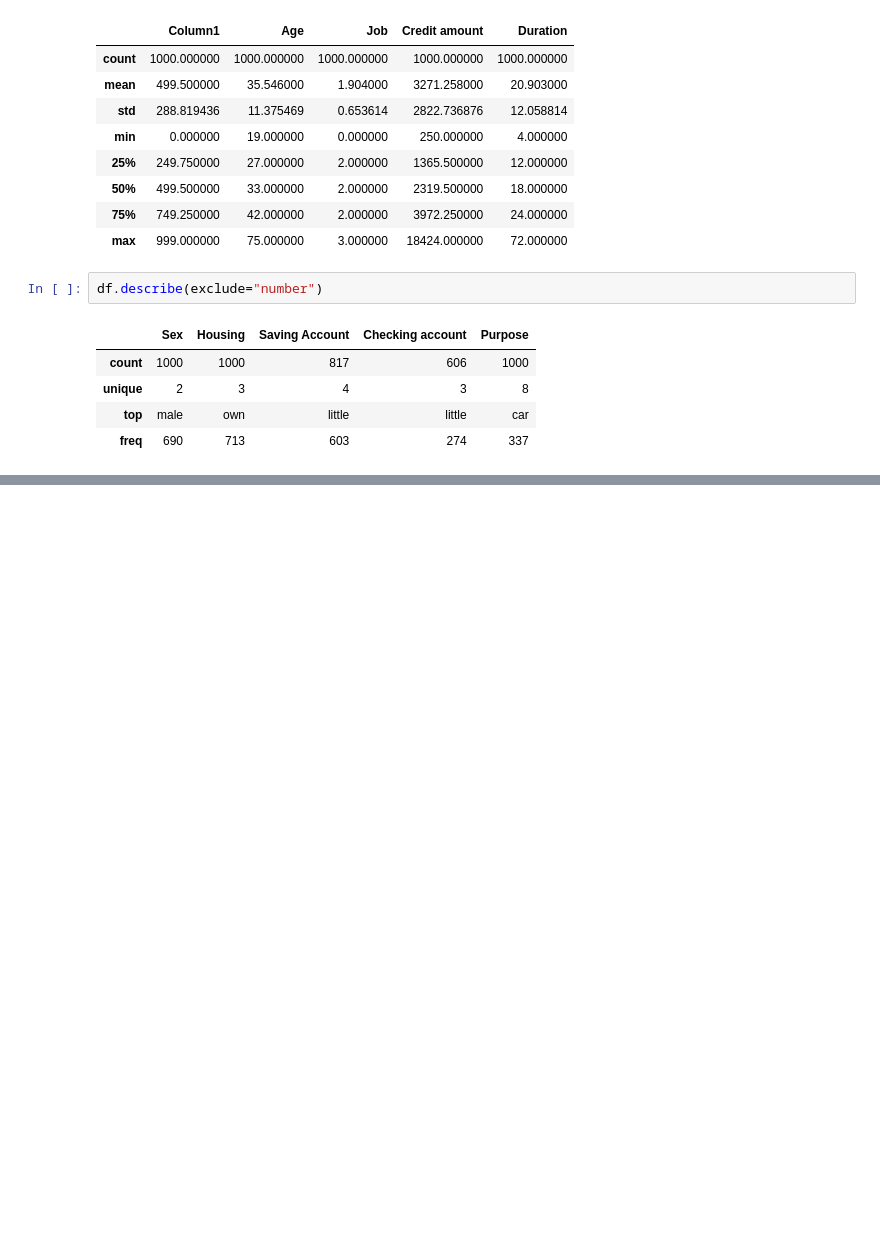
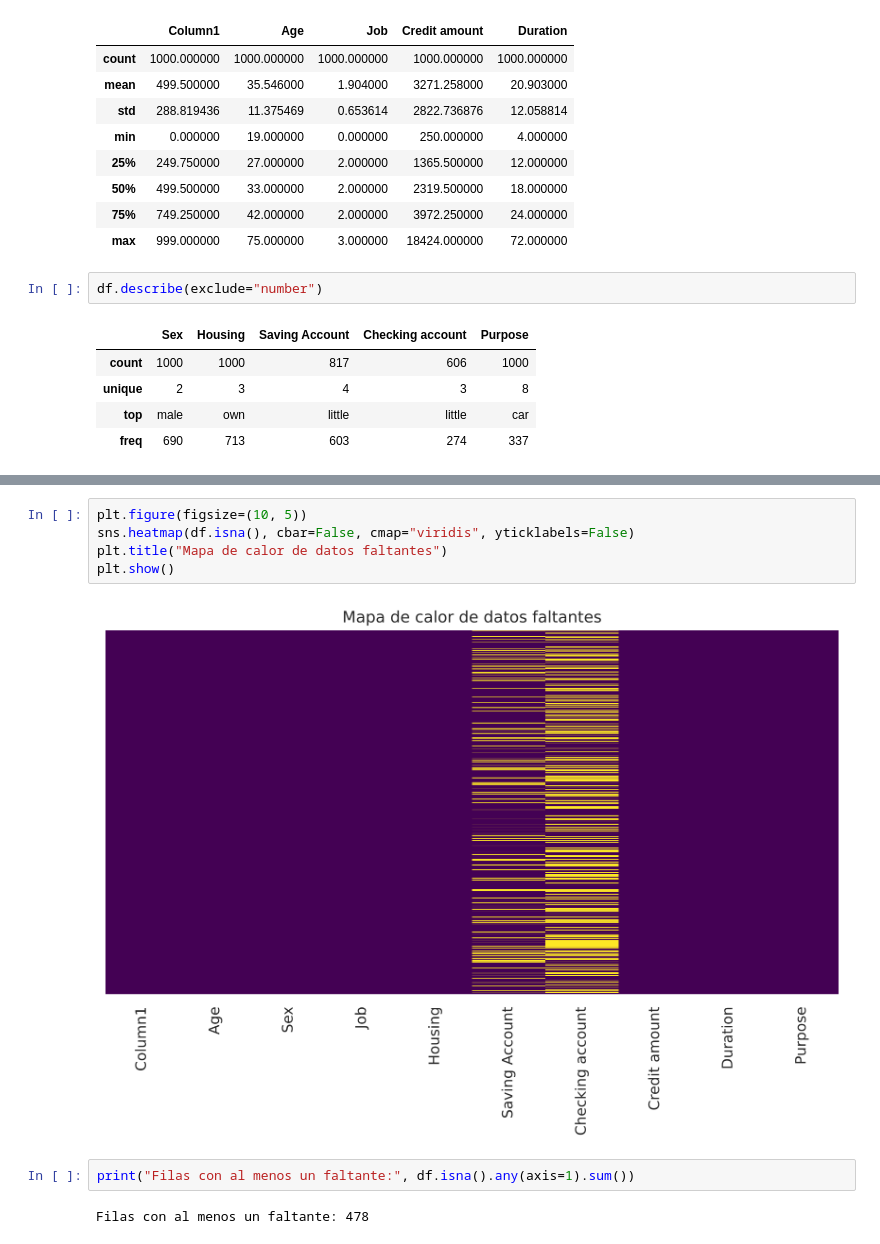
Before and after one commit to juansepq2017-sys/Proyecto-Progra-2, a Jupyter notebook: proyecto_creditos.ipynb, the cells around one changed output, grey strips where cells are left out. Saved outputs shown, nothing was run; the diff lists cells and outputs as text; blank space fills up the shorter version.

Commit message:
Agrego punto 2: manejo de datos faltantes con mapas de calor e imputación

```diff
--- a/proyecto_creditos.ipynb
+++ b/proyecto_creditos.ipynb
@@ -88,0 +101,11 @@ df.describe(exclude="number")
+# %%
+plt.figure(figsize=(10, 5))
+sns.heatmap(df.isna(), cbar=False, cmap="viridis", yticklabels=False)
+plt.title("Mapa de calor de datos faltantes")
+plt.show()
+# %% [output]
+[figure, added]
+# %%
+print("Filas con al menos un faltante:", df.isna().any(axis=1).sum())
+# %% [output]
+Filas con al menos un faltante: 478
```
Also changed, not shown: parts of 5 cells of this notebook.
